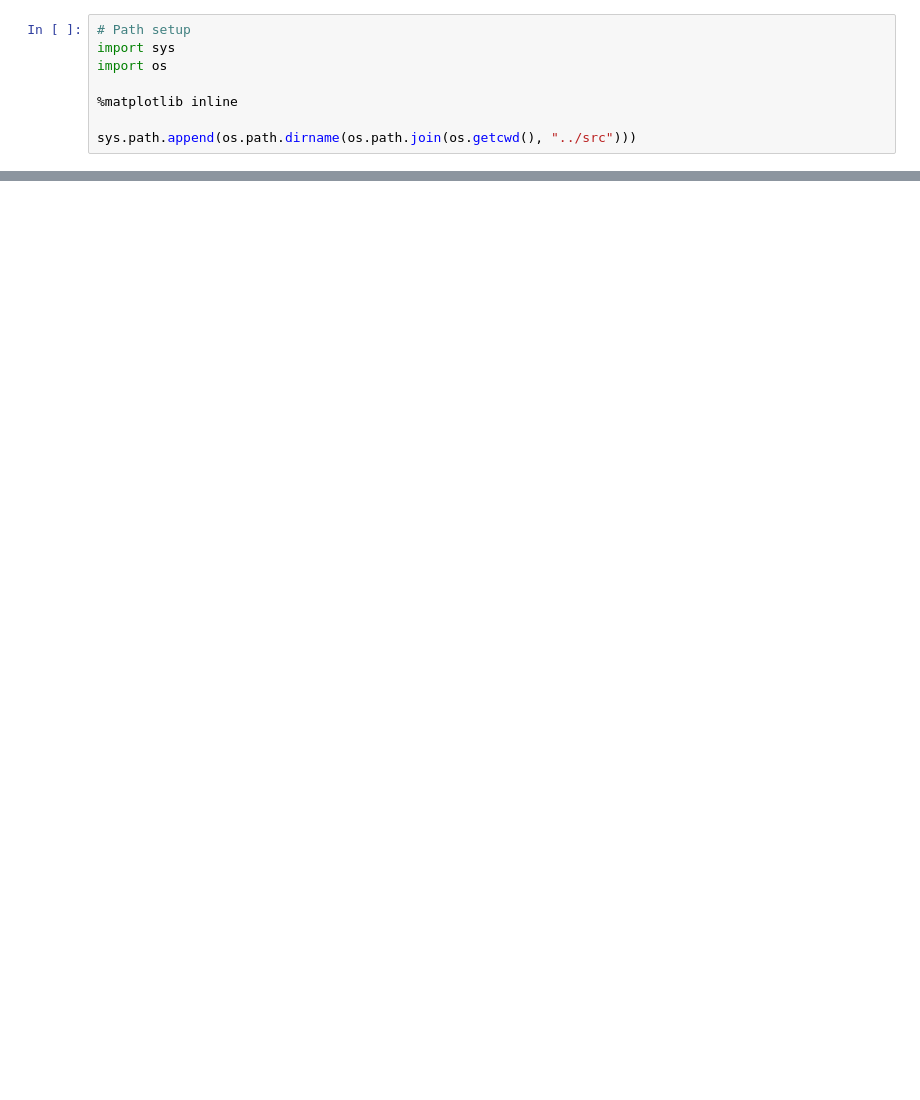
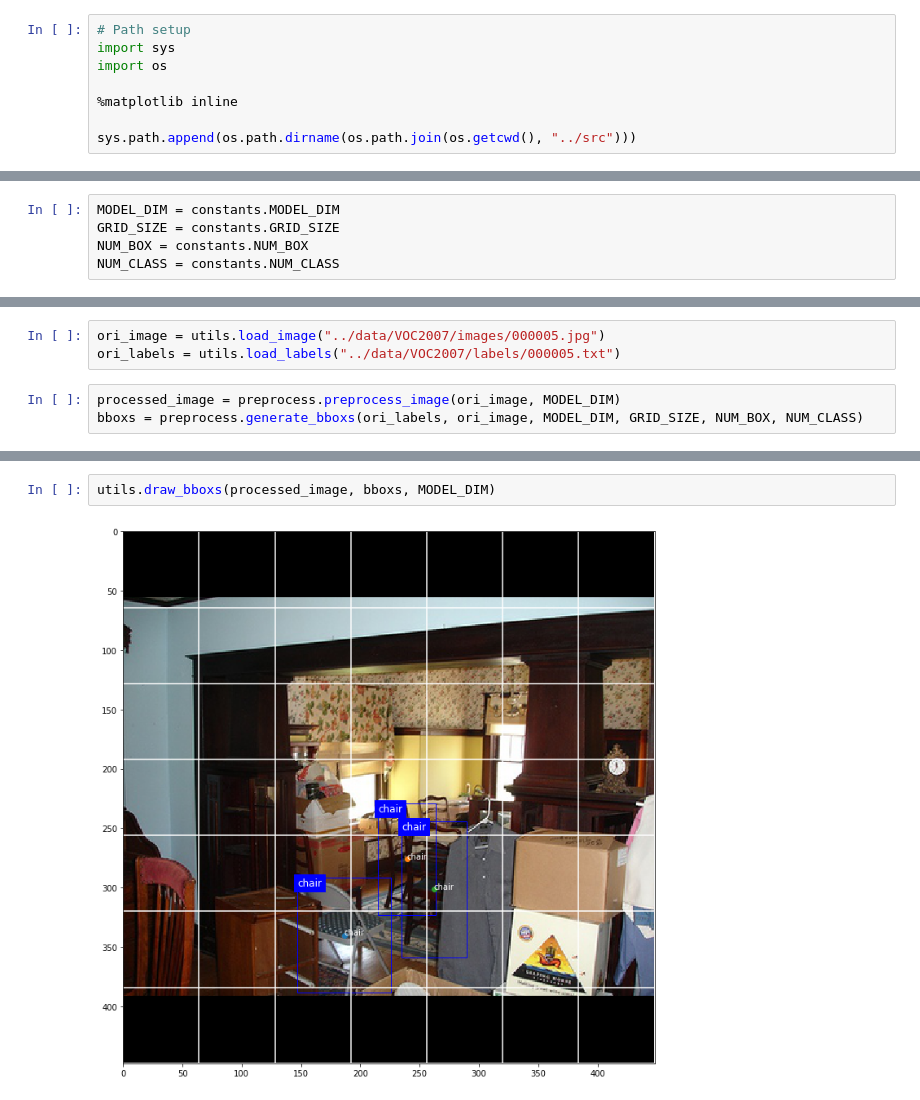
Before and after one commit to pomelyu/YOLO-from-scratch, a Jupyter notebook: notebooks/demo.ipynb, the cells around one changed output, grey strips where cells are left out. Cells and saved outputs as stored; diff of their text form; blank space fills up the shorter version.

```diff
--- a/notebooks/demo.ipynb
+++ b/notebooks/demo.ipynb
@@ -11 +11,6 @@ from src import utils
+# %%
+MODEL_DIM = constants.MODEL_DIM
+GRID_SIZE = constants.GRID_SIZE
+NUM_BOX = constants.NUM_BOX
+NUM_CLASS = constants.NUM_CLASS
 # %%
@@ -14,0 +20,6 @@ utils.visualize_label("../data/VOC2007/images/000007.jpg", "../data/VOC2007/labe
+# %%
+ori_image = utils.load_image("../data/VOC2007/images/000005.jpg")
+ori_labels = utils.load_labels("../data/VOC2007/labels/000005.txt")
+# %%
+processed_image = preprocess.preprocess_image(ori_image, MODEL_DIM)
+bboxs = preprocess.generate_bboxs(ori_labels, ori_image, MODEL_DIM, GRID_SIZE, NUM_BOX, NUM_CLASS)
@@ -14,0 +30,4 @@ utils.visualize_label("../data/VOC2007/images/000007.jpg", "../data/VOC2007/labe
+# %%
+utils.draw_bboxs(processed_image, bboxs, MODEL_DIM)
+# %% [output]
+[figure, added]
```
Also changed, not shown: parts of 3 cells of this notebook.
